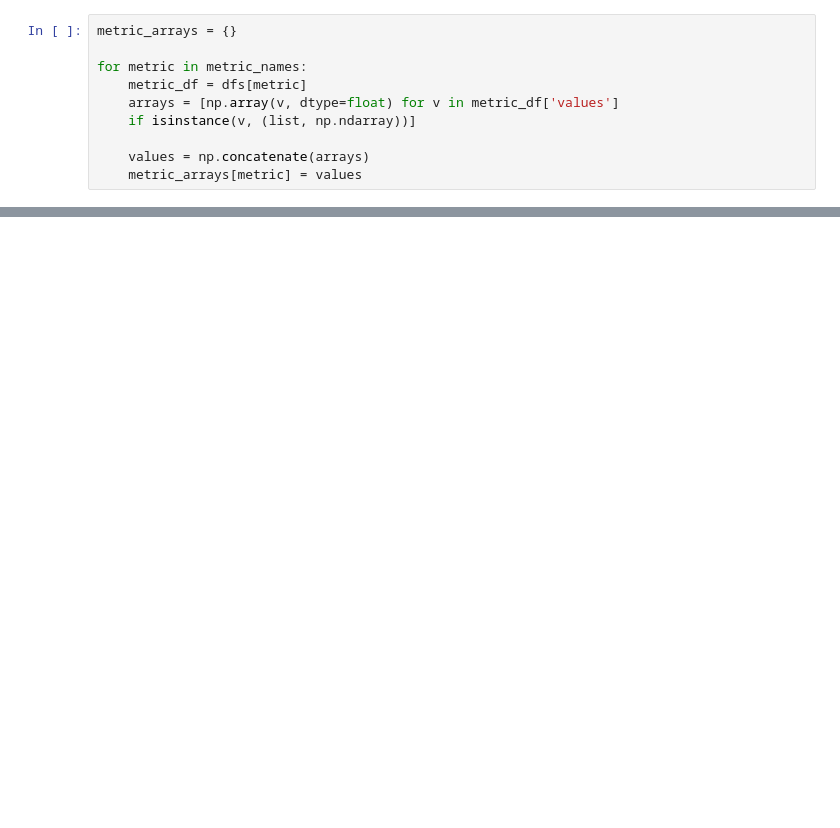
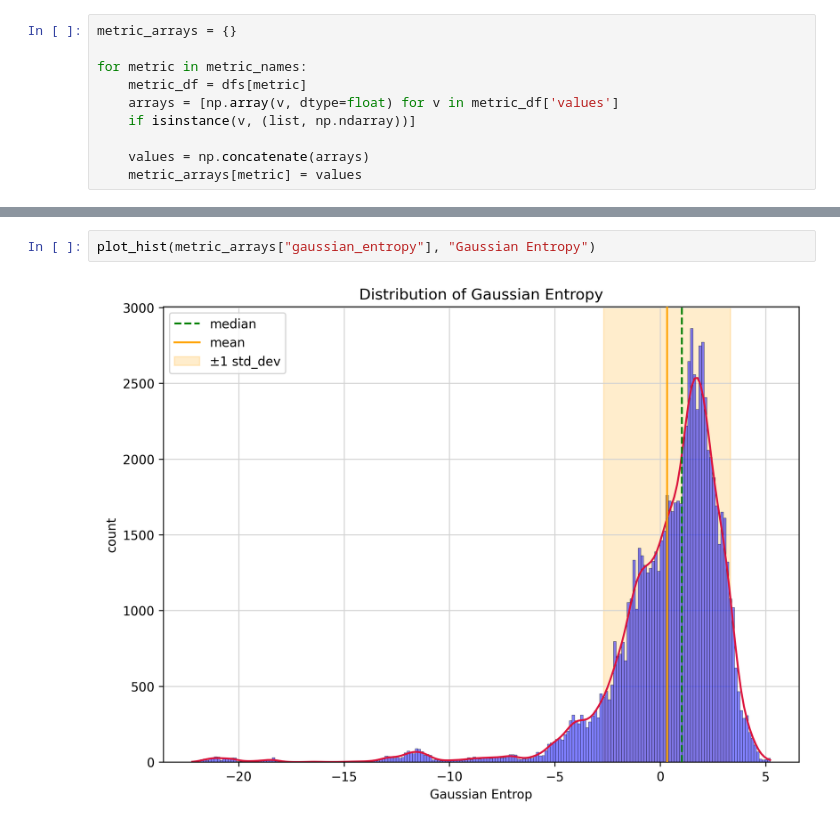
Before and after one commit to louisvonleitner/geese-orderedness, a Jupyter notebook: order_data.ipynb, the cells around one changed output, grey strips where cells are left out. Drawn from its saved outputs; the diff is of its cells as text; blank space fills up the shorter version.

```diff
--- a/order_data.ipynb
+++ b/order_data.ipynb
@@ -513,0 +117,4 @@ plt.show()
+# %%
+plot_hist(metric_arrays["gaussian_entropy"], "Gaussian Entropy")
+# %% [output]
+[figure, added]
```
Also changed, not shown: parts of 19 cells of this notebook, 3 other files.
